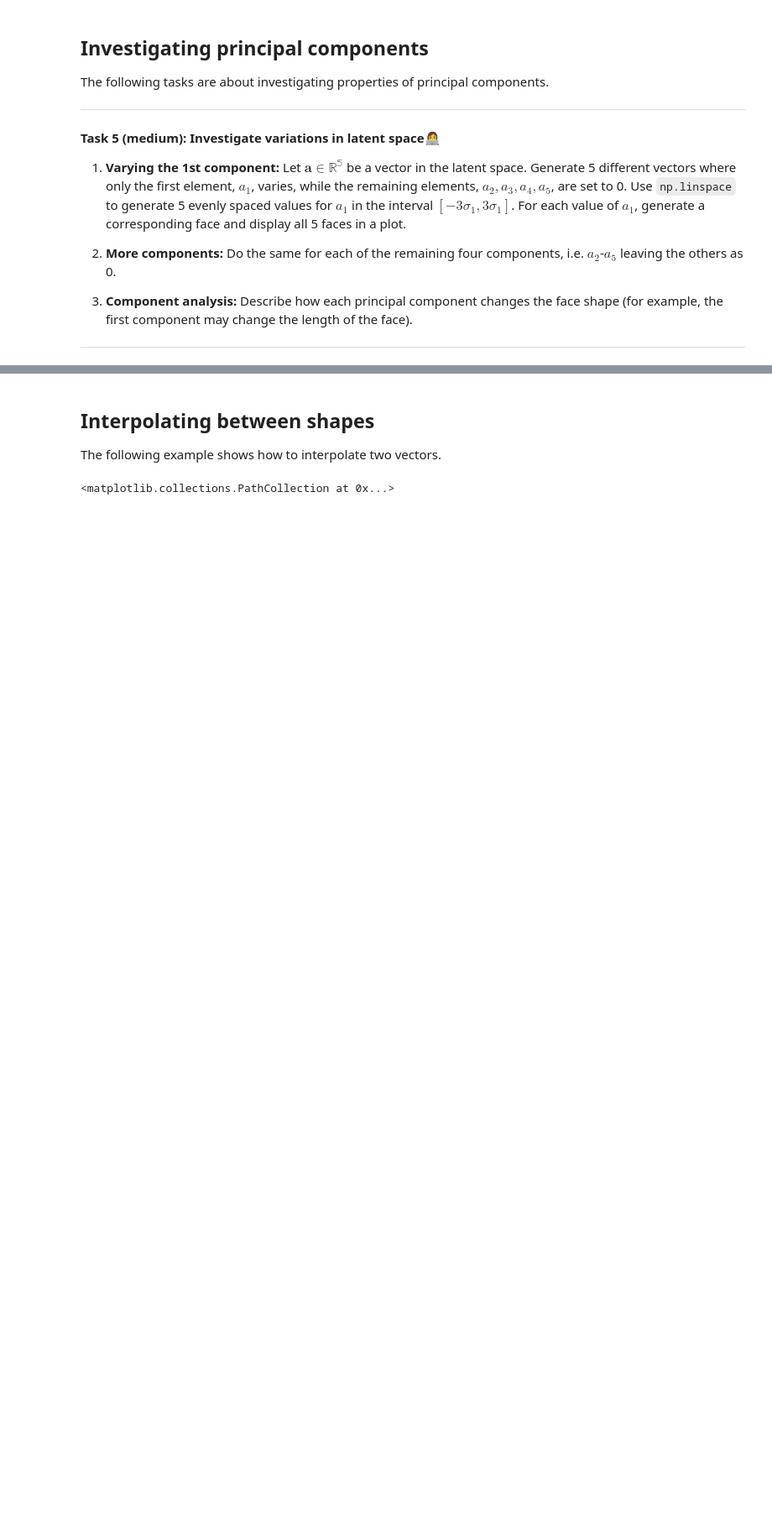
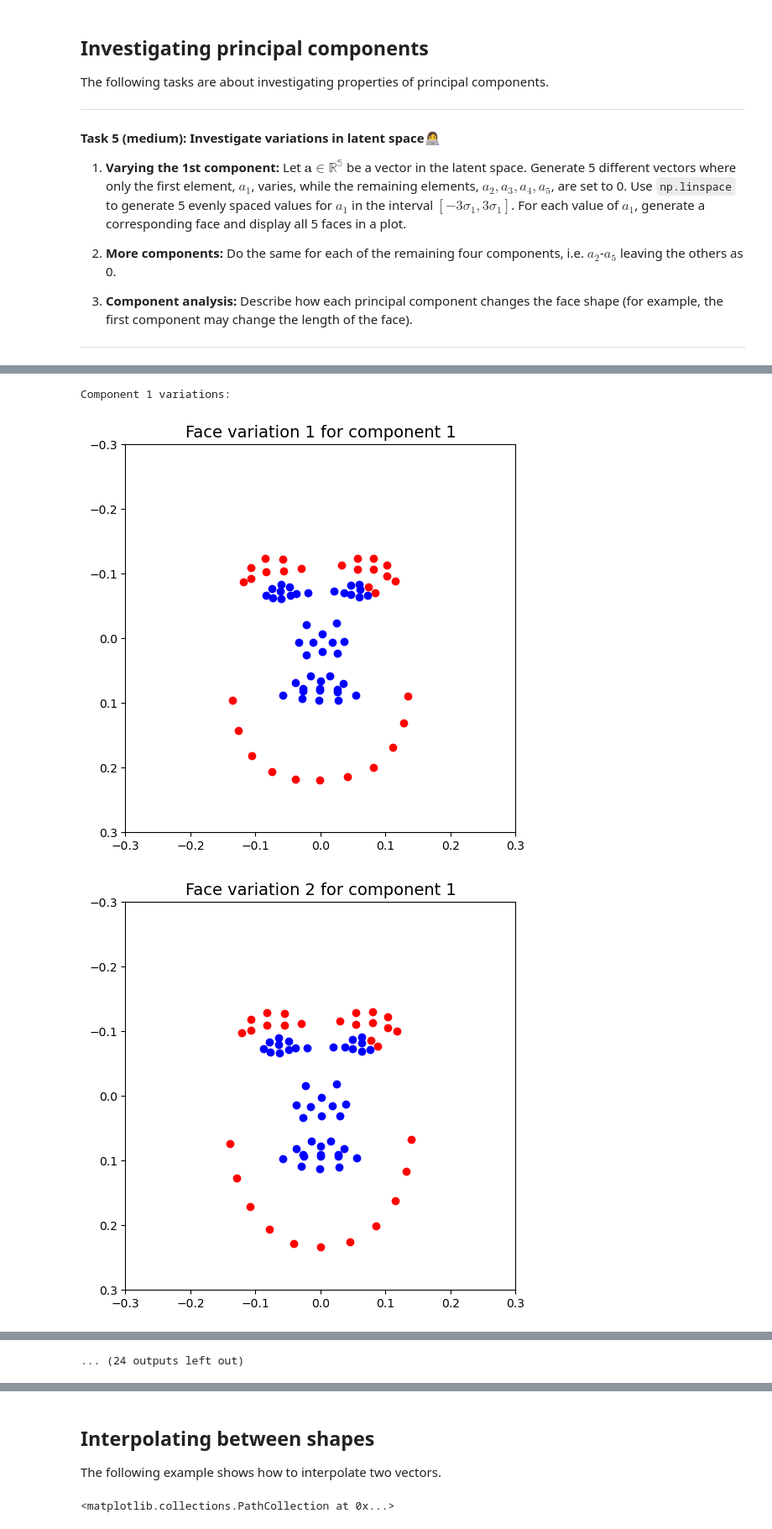
Before and after one commit to Grumlebob/MachineLearning2024, a Jupyter notebook: Exercises/vscode/W11/02-shape_generation.ipynb, the cells around one changed output, grey strips where cells are left out. Shown at 84% size. Cells and saved outputs as stored; diff of their text form; code cells hidden in the pictures; blank space fills up the shorter version.

```diff
--- a/Exercises/vscode/W11/02-shape_generation.ipynb
+++ b/Exercises/vscode/W11/02-shape_generation.ipynb
@@ -362,30 +362,91 @@ plot_many_faces(gen_faces_a1, "Generated face shapes by varying the first coordi
 
 
 # 2. Repeat for the Remaining Components
 # Standard deviations for the remaining principal components
 std_values = [np.sqrt(val[i]) for i in range(5)]
 gen_faces_all = []
 
 for i in range(5):
     # Generate values for a_i in the range [-3*std_i, 3*std_i]
     ai_values = np.linspace(-3 * std_values[i], 3 * std_values[i], num=5)
     gen_faces_component = []
 
     for ai in ai_values:
         a = np.zeros(5)  # Initialize with zeros
         a[i] = ai  # Set only the i-th component
         face = transform_from_latent_space(a.reshape(1, -1), Phi_k, mu)
         gen_faces_component.append(face[0])
 
     gen_faces_all.append(gen_faces_component)
 
 # Plot faces for each component variation
 for idx, faces in enumerate(gen_faces_all):
     plot_many_faces(faces, f"Generated face shapes by varying component {idx+1} in latent space")
+
+
+
+# Function to plot a face with top 10% of moved points highlighted in red
+def plot_face_with_highlights(face, baseline, name=None):
+    """
+    Plots a face with the top 10% moved points highlighted in red.
+    """
+    # Ensure face and baseline are 2D arrays with shape (num_points, 2)
+    face = face.reshape(-1, 2)
+    baseline = baseline.reshape(-1, 2)
+
+    # Calculate the distances between each point and the baseline
+    distances = np.linalg.norm(face - baseline, axis=1)
+
+    # Find the indices of the top 10% of distances
+    num_points = len(distances)
+    top_10_percent_count = max(1, int(0.4 * num_points))  # at least one point
+    top_indices = np.argsort(distances)[-top_10_percent_count:]
+
+    # Plot points, color-coding the top 10% moved points in red
+    plt.figure(figsize=(6, 6))
+    if name:
+        plt.title(name, fontsize=14)
+
+    for i, point in enumerate(face):
+        color = 'red' if i in top_indices else 'blue'
+        plt.scatter(point[0], point[1], color=color)
+
+    plt.ylim((-0.3, 0.3))
+    plt.xlim((-0.3, 0.3))
+    plt.gca().invert_yaxis()
+    plt.show()
+
+# Main code to vary each of the first five principal components and plot
+# Assuming val, Phi_k, mu, transform_from_latent_space, and gen_faces_a1 are already defined in the environment
+
+# Loop through each of the first five principal components
+std_values = [np.sqrt(val[i]) for i in range(5)]  # Standard deviations for each component
+
+for i in range(5):
+    # Generate values for a_i in the range [-3*std_i, 3*std_i]
+    ai_values = np.linspace(-3 * std_values[i], 3 * std_values[i], num=5)
+    gen_faces_component = []
+
+    for ai in ai_values:
+        a = np.zeros(5)  # Initialize with zeros
+        a[i] = ai  # Set only the i-th component
+        face = transform_from_latent_space(a.reshape(1, -1), Phi_k, mu)
+        gen_faces_component.append(face[0])  # Append the generated face
+
+    # Define the baseline based on the shape of generated faces
+    baseline_face = np.zeros(gen_faces_component[0].shape)  # Dynamic baseline shape
+
+    # Plot each generated face with the highlighted top 10% moved points
+    print(f"Component {i+1} variations:")
+    for j, face in enumerate(gen_faces_component):
+        plot_face_with_highlights(face, baseline_face, f"Face variation {j+1} for component {i+1}")
 # %% [output]
 [figure]
 [figure]
 [figure]
 [figure]
 [figure]
 [figure]
+Component 1 variations:
+[figure, added]
+[figure, added]
@@ -392,3 +456,4 @@ for idx, faces in enumerate(gen_faces_all):
+... (24 outputs left out)
 # %% [markdown]
 ## Task 5 reflections
 
```
Also changed, not shown: parts of 2 cells of this notebook, 1 other file.
